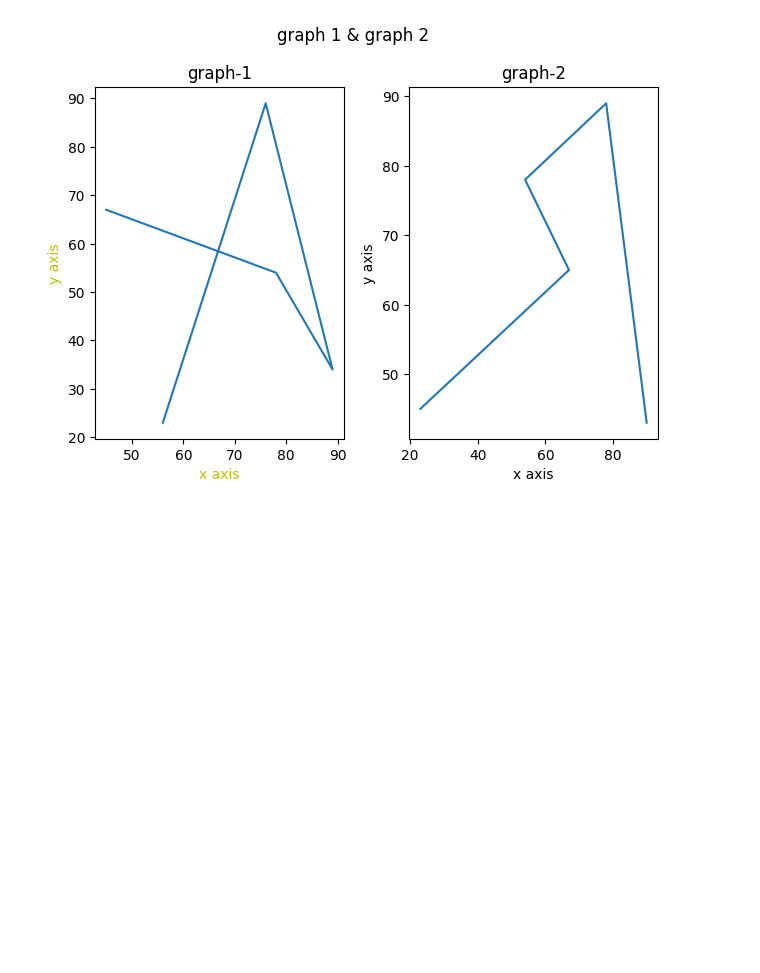
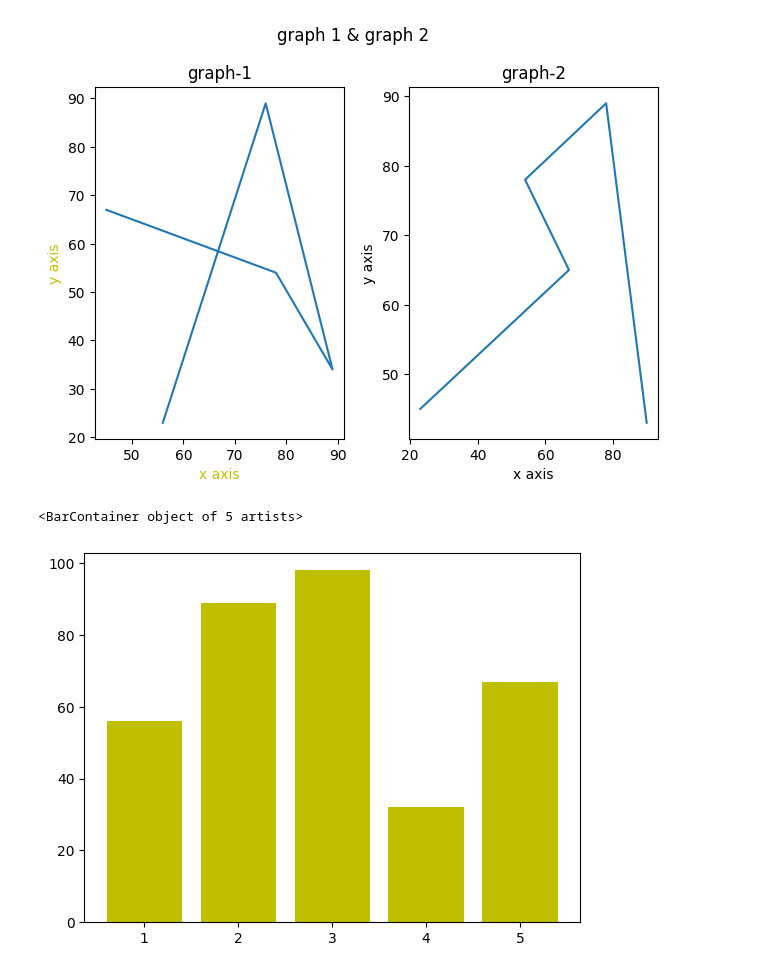
Before and after one commit to Nandanalinson/Python-core-concepts, a Jupyter notebook: day51/matplot_lib.ipynb, the cells around one changed output. Saved outputs shown, nothing was run; the diff lists cells and outputs as text; code cells hidden in the pictures; blank space fills up the shorter version.

Commit message:
Matplot_lib: bar chart

```diff
--- a/day51/matplot_lib.ipynb
+++ b/day51/matplot_lib.ipynb
@@ -243,3 +243,13 @@ plt.suptitle("graph 1 & graph 2") # adds a main title for the entire figure, cen
 plt.tight_layout() #automatically adjusts the spacing between subplots so that labels, titles, and ticks don’t overlap.
 # %% [output]
 [figure]
+# %%
+# bar charts
+# x coordinates , y coordinates
+
+x1 = [1,2,3,4,5]
+y1 = [56,89,98,32,67]
+plt.bar(x1,y1,color = 'y')
+# %% [output]
+<BarContainer object of 5 artists>
+[figure, added]
```
